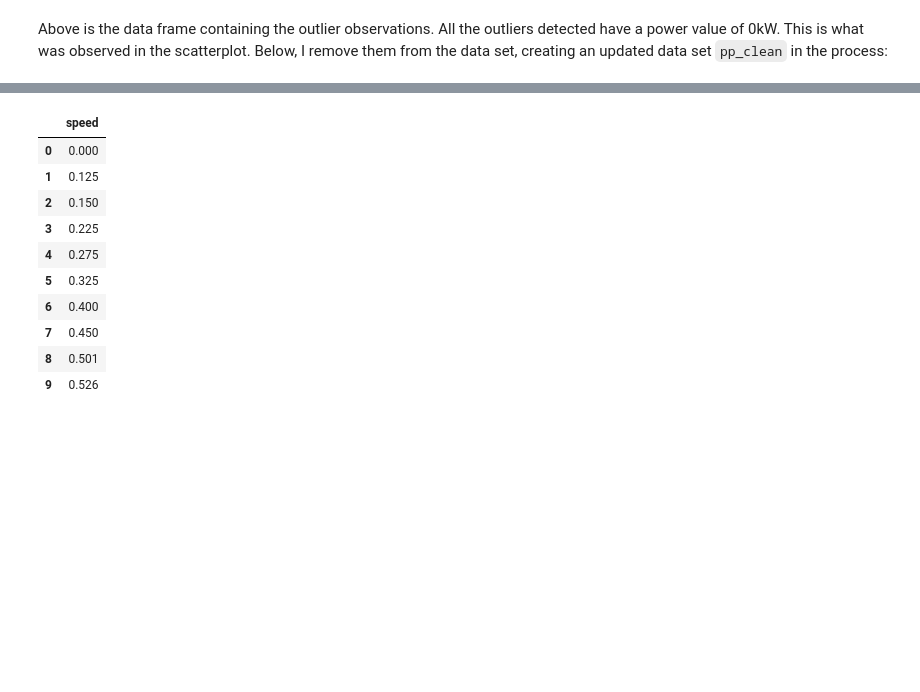
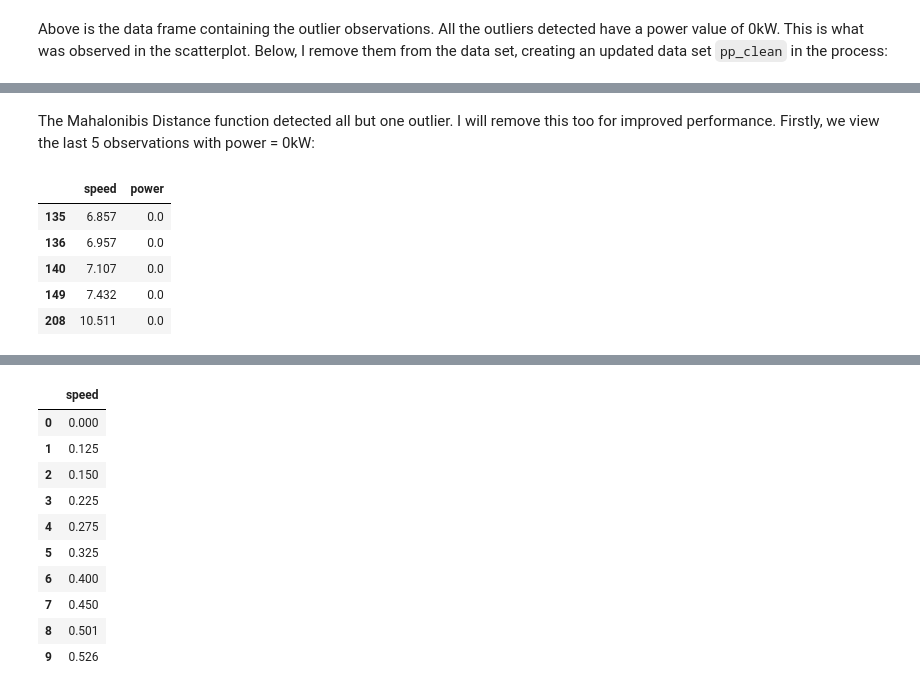
Before and after one commit to colm-o-caoimh/MachineLearning, a Jupyter notebook: mls_project2020.ipynb, the cells around one changed output, grey strips where cells are left out. Cells and saved outputs as stored; diff of their text form; code cells hidden in the pictures; blank space fills up the shorter version.

```diff
--- a/mls_project2020.ipynb
+++ b/mls_project2020.ipynb
@@ -280,0 +287,12 @@ pp_clean.describe()
+# %% [markdown]
+The Mahalonibis Distance function detected all but one outlier. I will remove this too for improved performance. Firstly, we view the last 5 observations with power = 0kW:
+# %%
+pp_zero = pp_clean.loc[pp_clean['power'] == 0]
+pp_zero.tail()
+# %% [output]
+|  | speed | power |
+| 135 | 6.857 | 0.0 |
+| 136 | 6.957 | 0.0 |
+| 140 | 7.107 | 0.0 |
+| 149 | 7.432 | 0.0 |
+| 208 | 10.511 | 0.0 |
```
Also changed, not shown: parts of 48 cells of this notebook.
